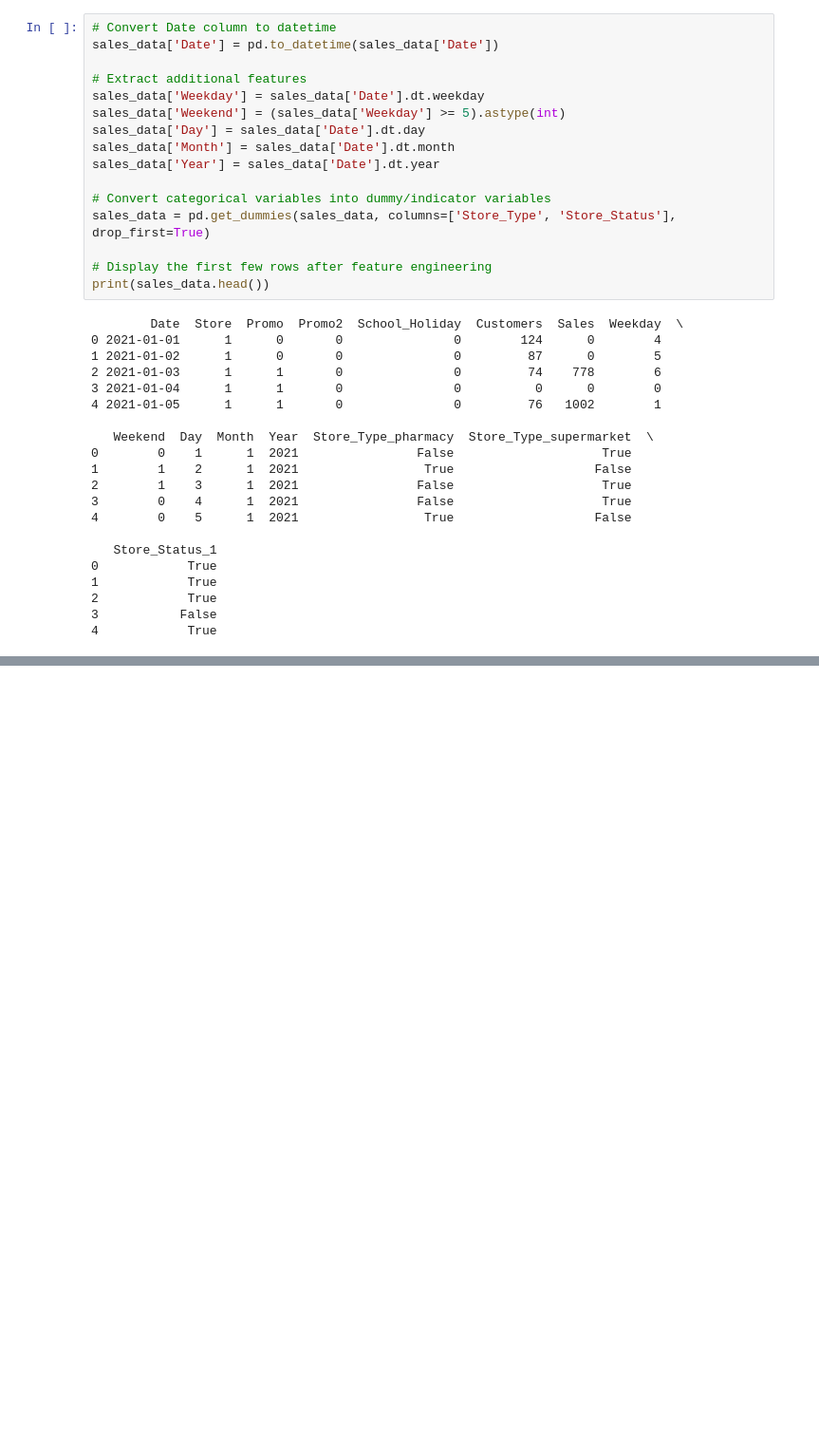
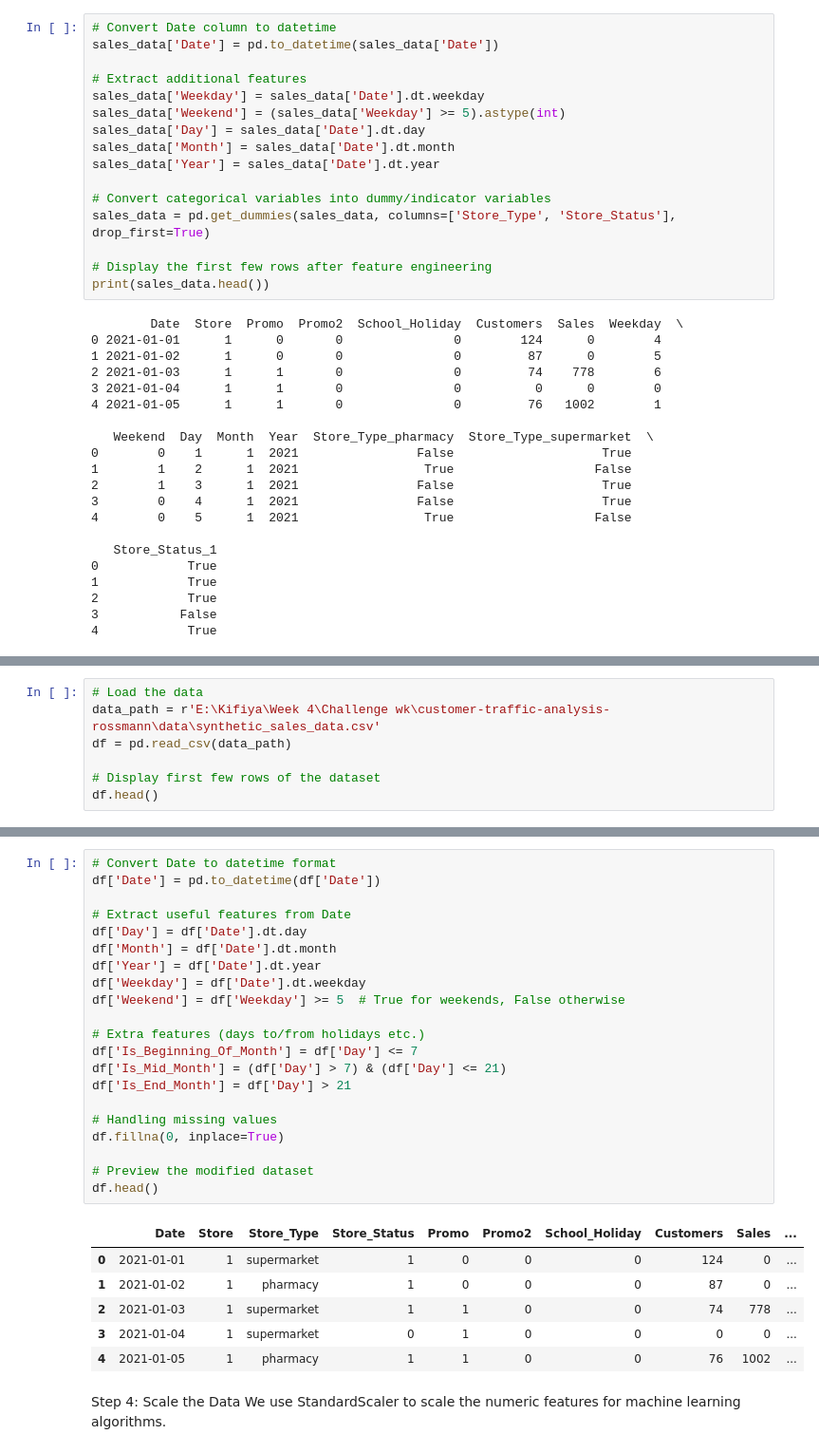
Before and after one commit to yidnekakchew/customer-traffic-analysis-rossmann, a Jupyter notebook: notebooks/Task_2_sales_forecasting.ipynb, the cells around one changed output, grey strips where cells are left out. Shown: that part at 95% size. Saved outputs shown, nothing was run; the diff lists cells and outputs as text; blank space fills up the shorter version.

```diff
--- a/notebooks/Task_2_sales_forecasting.ipynb
+++ b/notebooks/Task_2_sales_forecasting.ipynb
@@ -90,0 +199,7 @@ print(sales_data.head())
+# %%
+# Load the data
+data_path = r'E:\Kifiya\Week 4\Challenge wk\customer-traffic-analysis-rossmann\data\synthetic_sales_data.csv'
+df = pd.read_csv(data_path)
+
+# Display first few rows of the dataset
+df.head()
@@ -90,0 +222,31 @@ print(sales_data.head())
+# %%
+# Convert Date to datetime format
+df['Date'] = pd.to_datetime(df['Date'])
+
+# Extract useful features from Date
+df['Day'] = df['Date'].dt.day
+df['Month'] = df['Date'].dt.month
+df['Year'] = df['Date'].dt.year
+df['Weekday'] = df['Date'].dt.weekday
+df['Weekend'] = df['Weekday'] >= 5  # True for weekends, False otherwise
+
+# Extra features (days to/from holidays etc.)
+df['Is_Beginning_Of_Month'] = df['Day'] <= 7
+df['Is_Mid_Month'] = (df['Day'] > 7) & (df['Day'] <= 21)
+df['Is_End_Month'] = df['Day'] > 21
+
+# Handling missing values
+df.fillna(0, inplace=True)
+
+# Preview the modified dataset
+df.head()
+# %% [output]
+|  | Date | Store | Store_Type | Store_Status | Promo | Promo2 | School_Holiday | Customers | Sales | ... |
+| 0 | 2021-01-01 | 1 | supermarket | 1 | 0 | 0 | 0 | 124 | 0 | ... |
+| 1 | 2021-01-02 | 1 | pharmacy | 1 | 0 | 0 | 0 | 87 | 0 | ... |
+| 2 | 2021-01-03 | 1 | supermarket | 1 | 1 | 0 | 0 | 74 | 778 | ... |
+| 3 | 2021-01-04 | 1 | supermarket | 0 | 1 | 0 | 0 | 0 | 0 | ... |
+| 4 | 2021-01-05 | 1 | pharmacy | 1 | 1 | 0 | 0 | 76 | 1002 | ... |
+# %% [markdown]
+Step 4: Scale the Data
+We use StandardScaler to scale the numeric features for machine learning algorithms.
```
Also changed, not shown: parts of 24 cells of this notebook, 1 other file.
